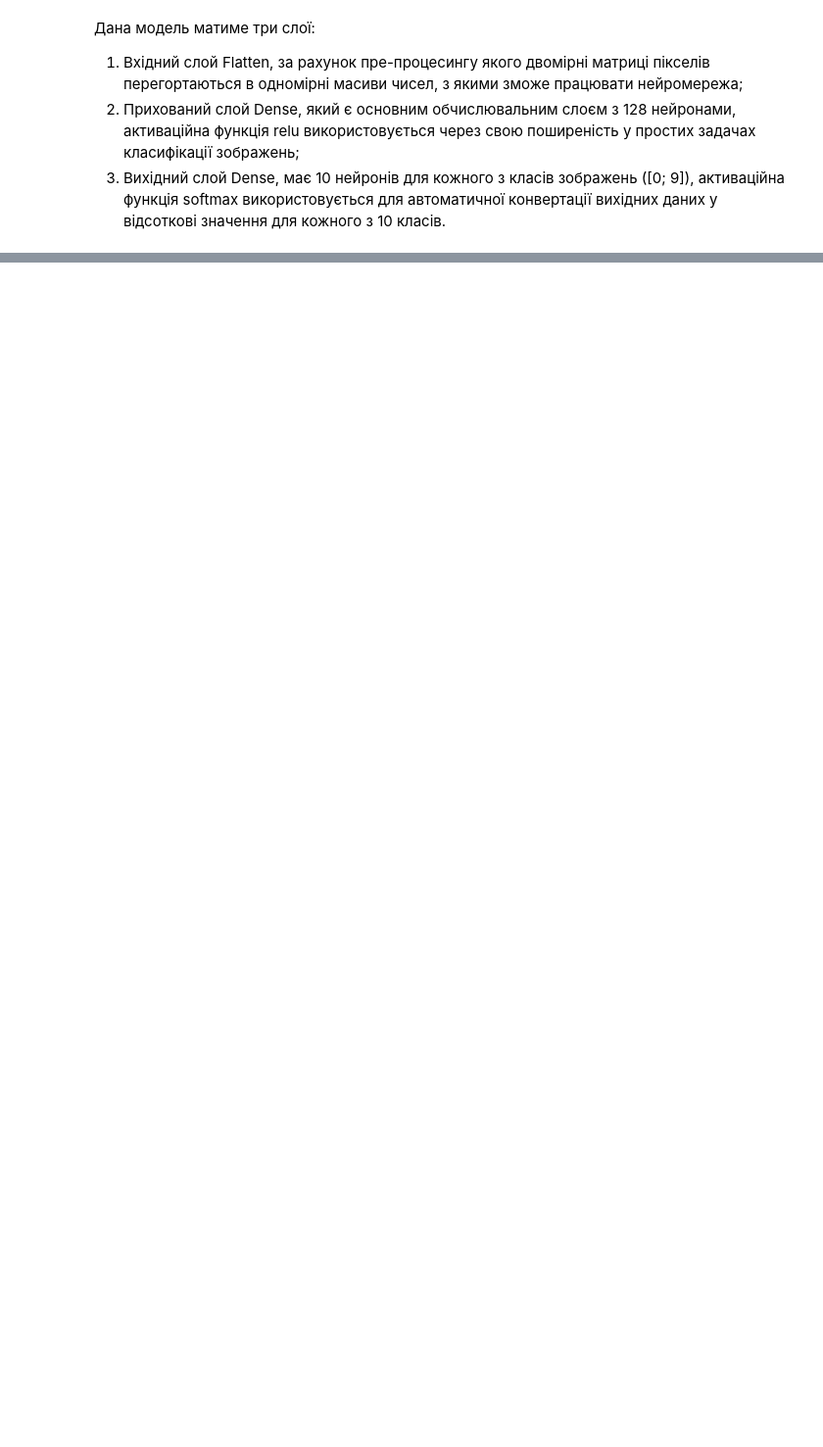
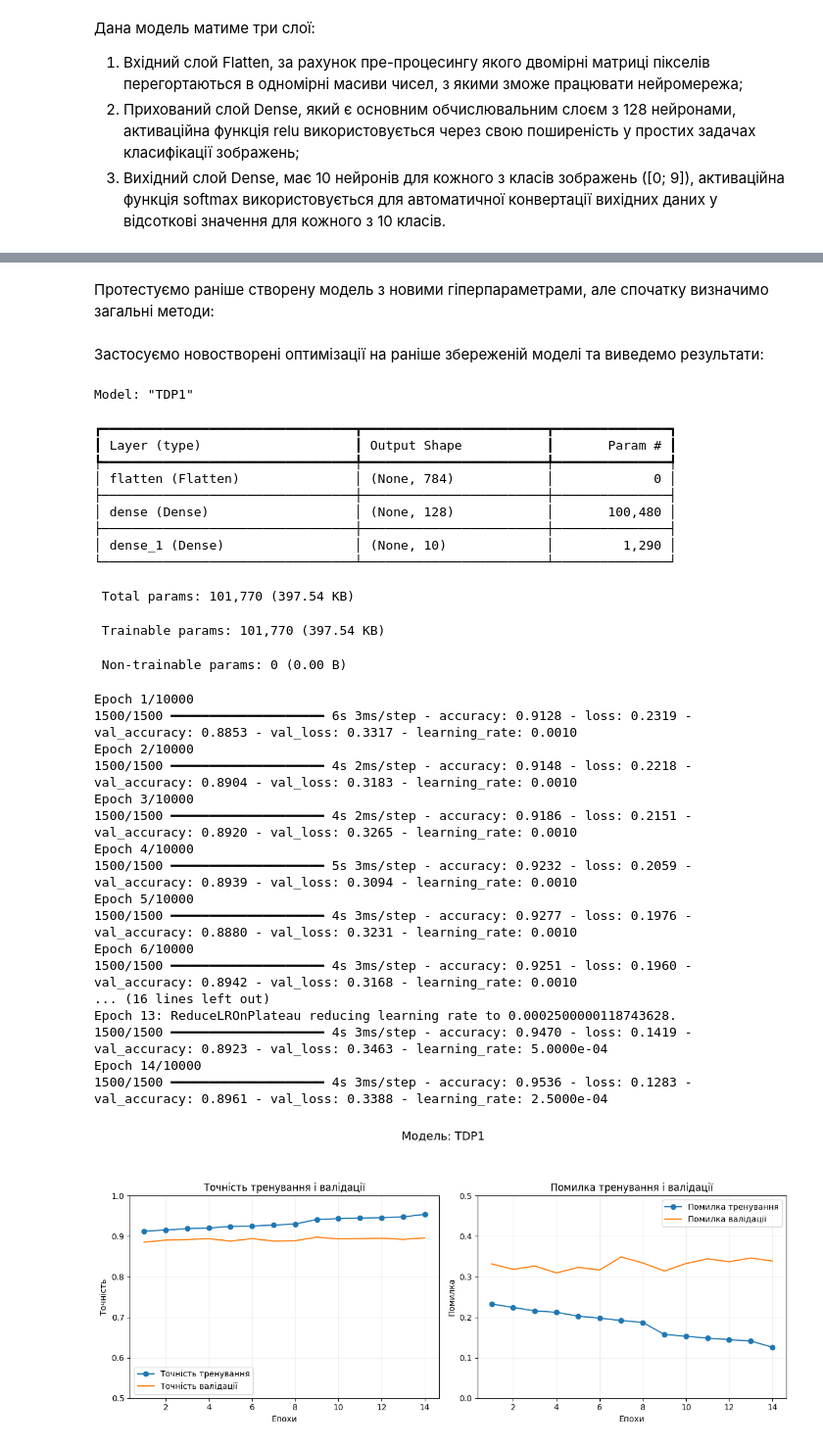
Before and after one commit to DifficultMaster/tdp1, a Jupyter notebook: TDP1.ipynb, the cells around one changed output, grey strips where cells are left out. Shown: that part at 98% size. Drawn from its saved outputs; the diff is of its cells as text; code cells hidden in the pictures; blank space fills up the shorter version.

```diff
--- a/TDP1.ipynb
+++ b/TDP1.ipynb
@@ -50,0 +213,77 @@ model = keras.Sequential([
+# %%
+lr_reduction_callback = keras.callbacks.ReduceLROnPlateau(
+    monitor='val_loss',
+    factor=0.5,
+    patience=4,
+    cooldown=2,
+    min_delta=1e-3,
+    min_lr=1e-6,
+    verbose=1,
+    mode='min'
+)
+# %% [markdown]
+Протестуємо раніше створену модель з новими гіперпараметрами, але спочатку визначимо загальні методи:
+# %%
+def get_optimizer(lr=1e-3):
+  return keras.optimizers.Adam(learning_rate=lr)
+
+def compile_and_fit(model, name=None, optimizer=None, max_epochs=10000):
+  if optimizer is None:
+    optimizer = get_optimizer()
+
+  model.compile(
+    optimizer=optimizer,
+    loss=keras.losses.SparseCategoricalCrossentropy(from_logits=False),
+    metrics=['accuracy']
+    )
+
+  model.summary()
+
+  history = model.fit(
+      train_images,
+      train_labels,
+      epochs=max_epochs,
+      validation_split=0.2,
+      callbacks=[early_stopping_callback, lr_reduction_callback],
+      verbose=1
+      )
+  return history
+# %% [markdown]
+Застосуємо новостворені оптимізації на раніше збереженій моделі та виведемо результати:
+# %%
+initial_model = keras.models.load_model('tdp1_model_v1.keras')
+
+history = compile_and_fit(initial_model)
+display_results(history)
+# %% [output]
+Model: "TDP1"
+┏━━━━━━━━━━━━━━━━━━━━━━━━━━━━━━━━━┳━━━━━━━━━━━━━━━━━━━━━━━━┳━━━━━━━━━━━━━━━┓
+┃ Layer (type)                    ┃ Output Shape           ┃       Param # ┃
+┡━━━━━━━━━━━━━━━━━━━━━━━━━━━━━━━━━╇━━━━━━━━━━━━━━━━━━━━━━━━╇━━━━━━━━━━━━━━━┩
+│ flatten (Flatten)               │ (None, 784)            │             0 │
+├─────────────────────────────────┼────────────────────────┼───────────────┤
+│ dense (Dense)                   │ (None, 128)            │       100,480 │
+├─────────────────────────────────┼────────────────────────┼───────────────┤
+│ dense_1 (Dense)                 │ (None, 10)             │         1,290 │
+└─────────────────────────────────┴────────────────────────┴───────────────┘
+ Total params: 101,770 (397.54 KB)
+ Trainable params: 101,770 (397.54 KB)
+ Non-trainable params: 0 (0.00 B)
+Epoch 1/10000
+1500/1500 ━━━━━━━━━━━━━━━━━━━━ 6s 3ms/step - accuracy: 0.9128 - loss: 0.2319 - val_accuracy: 0.8853 - val_loss: 0.3317 - learning_rate: 0.0010
+Epoch 2/10000
+1500/1500 ━━━━━━━━━━━━━━━━━━━━ 4s 2ms/step - accuracy: 0.9148 - loss: 0.2218 - val_accuracy: 0.8904 - val_loss: 0.3183 - learning_rate: 0.0010
+Epoch 3/10000
+1500/1500 ━━━━━━━━━━━━━━━━━━━━ 4s 2ms/step - accuracy: 0.9186 - loss: 0.2151 - val_accuracy: 0.8920 - val_loss: 0.3265 - learning_rate: 0.0010
+Epoch 4/10000
+1500/1500 ━━━━━━━━━━━━━━━━━━━━ 5s 3ms/step - accuracy: 0.9232 - loss: 0.2059 - val_accuracy: 0.8939 - val_loss: 0.3094 - learning_rate: 0.0010
+Epoch 5/10000
+1500/1500 ━━━━━━━━━━━━━━━━━━━━ 4s 3ms/step - accuracy: 0.9277 - loss: 0.1976 - val_accuracy: 0.8880 - val_loss: 0.3231 - learning_rate: 0.0010
+Epoch 6/10000
+1500/1500 ━━━━━━━━━━━━━━━━━━━━ 4s 3ms/step - accuracy: 0.9251 - loss: 0.1960 - val_accuracy: 0.8942 - val_loss: 0.3168 - learning_rate: 0.0010
+... (16 lines left out)
+Epoch 13: ReduceLROnPlateau reducing learning rate to 0.0002500000118743628.
+1500/1500 ━━━━━━━━━━━━━━━━━━━━ 4s 3ms/step - accuracy: 0.9470 - loss: 0.1419 - val_accuracy: 0.8923 - val_loss: 0.3463 - learning_rate: 5.0000e-04
+Epoch 14/10000
+1500/1500 ━━━━━━━━━━━━━━━━━━━━ 4s 3ms/step - accuracy: 0.9536 - loss: 0.1283 - val_accuracy: 0.8961 - val_loss: 0.3388 - learning_rate: 2.5000e-04
+[figure, added]
```
Also changed, not shown: parts of 49 cells of this notebook.
